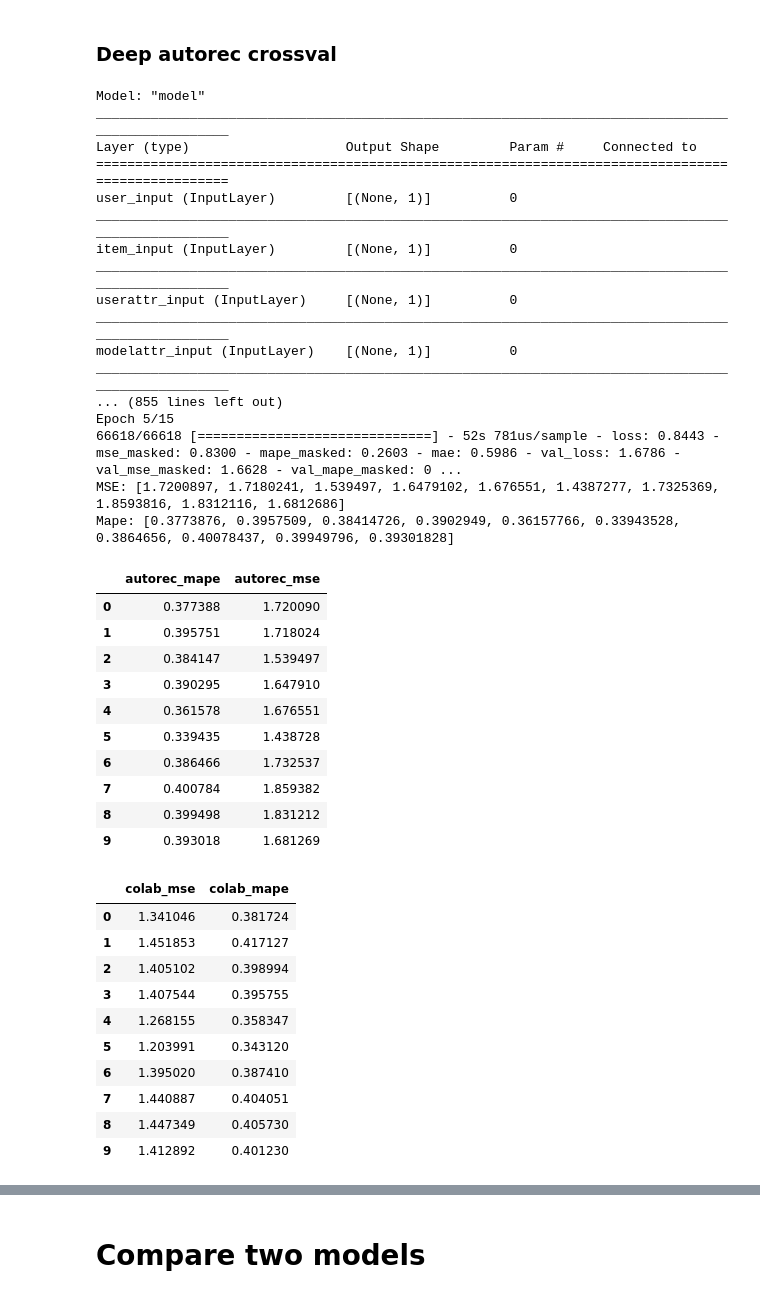
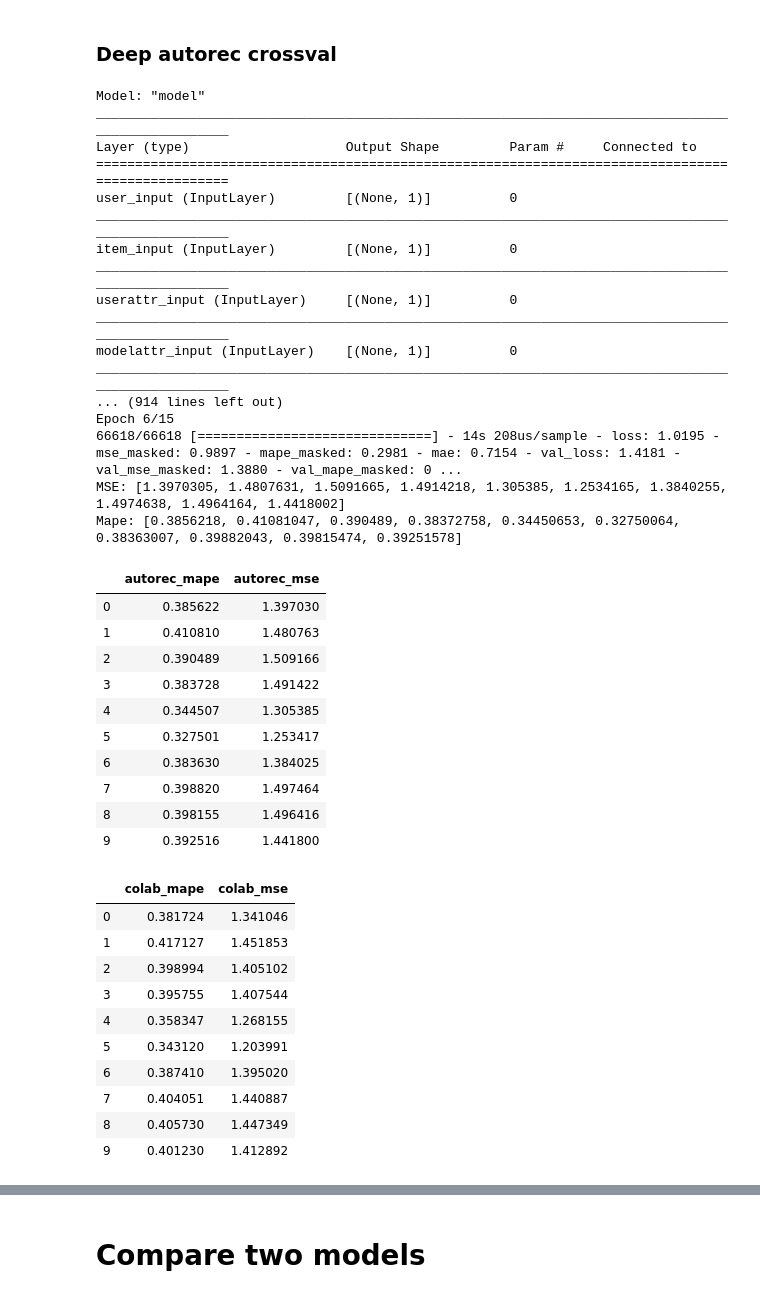
Before and after one commit to maddataanalyst/deepautorec_paper, a Jupyter notebook: notebooks/autorecommender_drafts.ipynb, the cells around one changed output, grey strips where cells are left out. Cells and saved outputs as stored; diff of their text form; code cells hidden in the pictures.

```diff
--- a/notebooks/autorecommender_drafts.ipynb
+++ b/notebooks/autorecommender_drafts.ipynb
@@ -451,10 +394,10 @@ autorec_mse = []
 autorec_mape = []
 es = krs.callbacks.EarlyStopping(monitor='val_mape_masked', mode='min', min_delta=0.002, patience=3)
 
-optimizer = tf.keras.optimizers.Adam(learning_rate=lr) #tf.keras.optimizers.SGD(lr=lr, momentum=0.9)
+optimizer = tf.keras.optimizers.SGD(lr=lr, momentum=0.9)
 build_params = {
     'optimizer': optimizer,
-    'loss': huber_masked,
+    'loss': mse_masked,
     'metrics': [mse_masked, mape_masked, 'mae']
 }
 
@@ -479,11 +422,11 @@ userattr_input (InputLayer)     [(None, 1)]          0
 __________________________________________________________________________________________________
 modelattr_input (InputLayer)    [(None, 1)]          0
 __________________________________________________________________________________________________
-... (855 lines left out)
-Epoch 5/15
-66618/66618 [==============================] - 52s 781us/sample - loss: 0.8443 - mse_masked: 0.8300 - mape_masked: 0.2603 - mae: 0.5986 - val_loss: 1.6786 - val_mse_masked: 1.6628 - val_mape_masked: 0 ...
-MSE: [1.7200897, 1.7180241, 1.539497, 1.6479102, 1.676551, 1.4387277, 1.7325369, 1.8593816, 1.8312116, 1.6812686]
-Mape: [0.3773876, 0.3957509, 0.38414726, 0.3902949, 0.36157766, 0.33943528, 0.3864656, 0.40078437, 0.39949796, 0.39301828]
+... (914 lines left out)
+Epoch 6/15
+66618/66618 [==============================] - 14s 208us/sample - loss: 1.0195 - mse_masked: 0.9897 - mape_masked: 0.2981 - mae: 0.7154 - val_loss: 1.4181 - val_mse_masked: 1.3880 - val_mape_masked: 0 ...
+MSE: [1.3970305, 1.4807631, 1.5091665, 1.4914218, 1.305385, 1.2534165, 1.3840255, 1.4974638, 1.4964164, 1.4418002]
+Mape: [0.3856218, 0.41081047, 0.390489, 0.38372758, 0.34450653, 0.32750064, 0.38363007, 0.39882043, 0.39815474, 0.39251578]
 # %%
 autorec_results = pd.DataFrame({
     'autorec_mape': autorec_mape,
@@ -494,30 +437,30 @@ autorec_results.to_csv("./notebooks/autorec_results.csv", index=False)
 # %%
 autorec_results = pd.read_csv("./notebooks/autorec_results.csv", index_col=None)
 # %%
-autorec_results
+autorec_results[["autorec_mape", "autorec_mse"]]
 # %% [output]
 |  | autorec_mape | autorec_mse |
-| 0 | 0.377388 | 1.720090 |
-| 1 | 0.395751 | 1.718024 |
-| 2 | 0.384147 | 1.539497 |
-| 3 | 0.390295 | 1.647910 |
-| 4 | 0.361578 | 1.676551 |
-| 5 | 0.339435 | 1.438728 |
-| 6 | 0.386466 | 1.732537 |
-| 7 | 0.400784 | 1.859382 |
-| 8 | 0.399498 | 1.831212 |
-| 9 | 0.393018 | 1.681269 |
+| 0 | 0.385622 | 1.397030 |
+| 1 | 0.410810 | 1.480763 |
+| 2 | 0.390489 | 1.509166 |
+| 3 | 0.383728 | 1.491422 |
+| 4 | 0.344507 | 1.305385 |
+| 5 | 0.327501 | 1.253417 |
+| 6 | 0.383630 | 1.384025 |
+| 7 | 0.398820 | 1.497464 |
+| 8 | 0.398155 | 1.496416 |
+| 9 | 0.392516 | 1.441800 |
 # %%
-colab_res
+colab_res[["colab_mape", "colab_mse"]]
 # %% [output]
-|  | colab_mse | colab_mape |
-| 0 | 1.341046 | 0.381724 |
-| 1 | 1.451853 | 0.417127 |
-| 2 | 1.405102 | 0.398994 |
-| 3 | 1.407544 | 0.395755 |
-| 4 | 1.268155 | 0.358347 |
-| 5 | 1.203991 | 0.343120 |
-| 6 | 1.395020 | 0.387410 |
-| 7 | 1.440887 | 0.404051 |
-| 8 | 1.447349 | 0.405730 |
-| 9 | 1.412892 | 0.401230 |
+|  | colab_mape | colab_mse |
+| 0 | 0.381724 | 1.341046 |
+| 1 | 0.417127 | 1.451853 |
+| 2 | 0.398994 | 1.405102 |
+| 3 | 0.395755 | 1.407544 |
+| 4 | 0.358347 | 1.268155 |
+| 5 | 0.343120 | 1.203991 |
+| 6 | 0.387410 | 1.395020 |
+| 7 | 0.404051 | 1.440887 |
+| 8 | 0.405730 | 1.447349 |
+| 9 | 0.401230 | 1.412892 |
```
Also changed, not shown: parts of 22 cells of this notebook, 2 other files.
